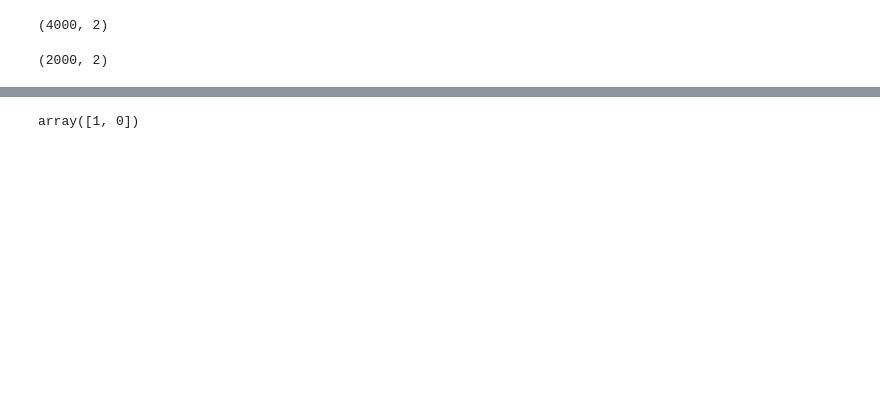
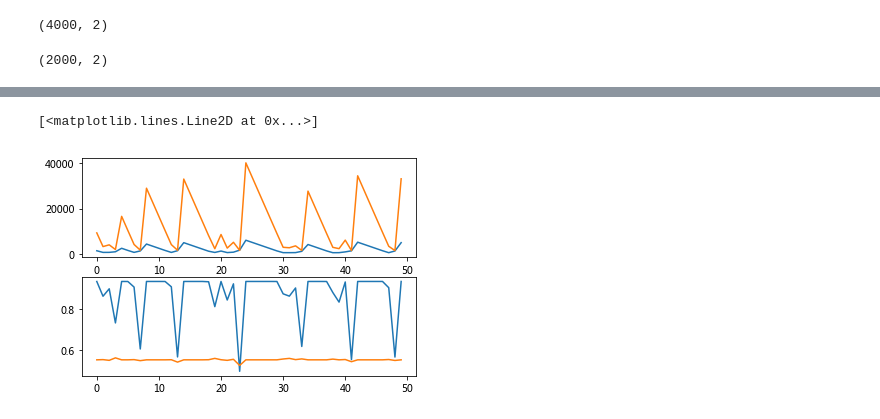
Before and after one commit to momochang/cat-vs-dog-classification---DNN-no-hidden, a Jupyter notebook: cat vs dog-classification DNN no hidden.ipynb, the cells around one changed output, grey strips where cells are left out. Saved outputs shown, nothing was run; the diff lists cells and outputs as text; code cells hidden in the pictures; blank space fills up the shorter version.

```diff
--- a/cat vs dog-classification DNN no hidden.ipynb
+++ b/cat vs dog-classification DNN no hidden.ipynb
@@ -253,14 +286,16 @@ def predict(X, y):
     return sess.run(new_y, feed_dict = feed_dict)
 # %%
 def evaluate(X, y):
+    X = _check_array(X)
+    y = _check_array(y)
     feed_dict = {
         new_images : X,
         new_labels : y
     }
-    return (new_loss, feed_dict)
+    return sess.run(new_loss, feed_dict)
 # %%
-def accuracy(prediction, labels):
-    return np.sum(np.argmax(predictions, 1) == np.argmax(labels, 1)) / predictions[0]
+def accuracy(predictions, labels):
+    return np.sum(np.argmax(predictions, 1) == np.argmax(labels, 1)) / predictions.shape[0]
 # %%
 def fit(X, y, epochs = 10, learning_rate = 1e-3, valid_data = None, test_data = None):
     X = _check_array(X)
@@ -288,7 +323,7 @@ def fit(X, y, epochs = 10, learning_rate = 1e-3, valid_data = None, test_data =
         print('train loss %8.4f, train acc %3.2f%%' % (train_loss, train_acc * 100), end = '')
 
         if valid_data is not None:
-            val_Y = prediction(valid_data[0])
+            val_Y = predict(valid_data[0])
             val_loss = evaluate(valid_data[0], valid_data[1])
             val_acc = accuracy(val_Y, valid_data[1])
             val_loss_list.append(val_loss)
@@ -296,7 +331,7 @@ def fit(X, y, epochs = 10, learning_rate = 1e-3, valid_data = None, test_data =
             print('val loss %8.4f, val acc %3.2f%%' % (val_loss, val_acc * 100))
 
         if test_data is not None:
-            test_Y = prediction(test_data[0])
+            test_Y = predict(test_data[0])
             test_acc = accuracy(test_Y, test_data[1])
             print('test acc %3.2f%%' % (test_acc * 100))
 
@@ -312,7 +347,8 @@ def fit(X, y, epochs = 10, learning_rate = 1e-3, valid_data = None, test_data =
 # %%
 dic_ans = fit(X = train_image,
               y = train_label,
-              epochs = 10,
+              epochs = 50,
+              learning_rate = 1e-3,
               valid_data = (valid_image, valid_label),
               test_data = (test_image, test_label))
 # %% [output]
@@ -321,4 +372,10 @@ ValueError: setting an array element with a sequence.
-# %%
-test_label[0]
-# %% [output]
-array([1, 0])
+# %%
+plt.subplot(211)
+plt.plot(dic_ans['train_loss'])
+plt.plot(dic_ans['val_loss'])
+plt.subplot(212)
+plt.plot(dic_ans['train_acc'])
+plt.plot(dic_ans['val_acc'])
+# %% [output]
+[<matplotlib.lines.Line2D at 0x...>]
+[figure, added]
```
Also changed, not shown: parts of 21 cells of this notebook.
